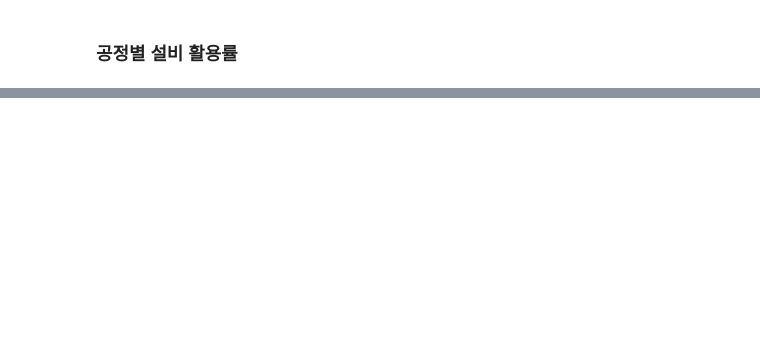
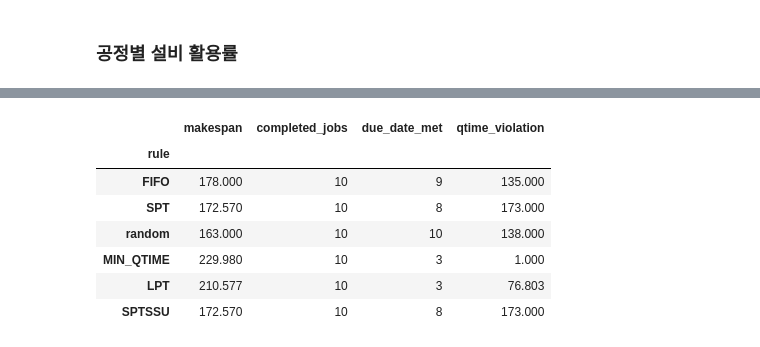
Before and after one commit to cryscham123/simulation_teamwork, a Jupyter notebook: result.ipynb, the cells around one changed output, grey strips where cells are left out. Saved outputs shown, nothing was run; the diff lists cells and outputs as text; code cells hidden in the pictures; blank space fills up the shorter version.

Commit message:
수정 : 강의자료 기반 3가지 기본 Rule 추가

```diff
--- a/result.ipynb
+++ b/result.ipynb
@@ -177,0 +242,62 @@ plt.show()
+# %%
+import importlib
+import simulation, utils
+
+def run_simulation(rule: str, seed: int = 42) -> dict:
+    random.seed(seed)
+
+    # 모듈 재로드 (셀 재실행 시 상태 초기화)
+    importlib.reload(simulation)
+    importlib.reload(utils)
+    from simulation import Scheduler
+    from utils import EventLogger
+
+    os.environ['MACHINE_CHOICE'] = rule
+
+    _env = simpy.Environment()
+    _logger = EventLogger(_env)
+    _scheduler = Scheduler(
+        env=_env,
+        data=data,
+        event_logger=_logger,
+        pm_hazard_threshold=float(PM_HAZARD_THRESHOLD),
+        qtime_urgency_factor=float(QTIME_URGENCY_FACTOR),
+    )
+    _env.run(until=_scheduler.job_chk_process)
+
+    completed, due_ok = 0, 0
+    for job in _scheduler._Scheduler__jobs:
+        completed += int(job.completed_time > 0.0)
+        due_ok    += int(job.is_in_due_date())
+
+    df_logs = pd.DataFrame(_logger.logs)
+    qtime_rows = df_logs[
+        (df_logs['resource'] == 'job') & (df_logs['event'] == 'qtime_over')
+    ]
+    qtime_total = round((qtime_rows['finish'] - qtime_rows['start']).sum(), 3)
+
+    return {
+        'rule':              rule,
+        'makespan':          round(_env.now, 3),
+        'completed_jobs':    completed,
+        'due_date_met':      due_ok,
+        'qtime_violation':   round(qtime_total, 3),
+    }
+
+RULES = ['FIFO', 'SPT', 'random', 'MIN_QTIME', 'LPT', 'SPTSSU']
+results = [run_simulation(r) for r in RULES]
+
+df_compare = pd.DataFrame(results).set_index('rule')
+display(df_compare)
+
+# 복원
+os.environ['MACHINE_CHOICE'] = MACHINE_CHOICE
+# %% [output]
+|  | makespan | completed_jobs | due_date_met | qtime_violation |
+| rule |  |  |  |  |
+| FIFO | 178.000 | 10 | 9 | 135.000 |
+| SPT | 172.570 | 10 | 8 | 173.000 |
+| random | 163.000 | 10 | 10 | 138.000 |
+| MIN_QTIME | 229.980 | 10 | 3 | 1.000 |
+| LPT | 210.577 | 10 | 3 | 76.803 |
+| SPTSSU | 172.570 | 10 | 8 | 173.000 |
```
Also changed, not shown: parts of 7 cells of this notebook, 4 other files.
